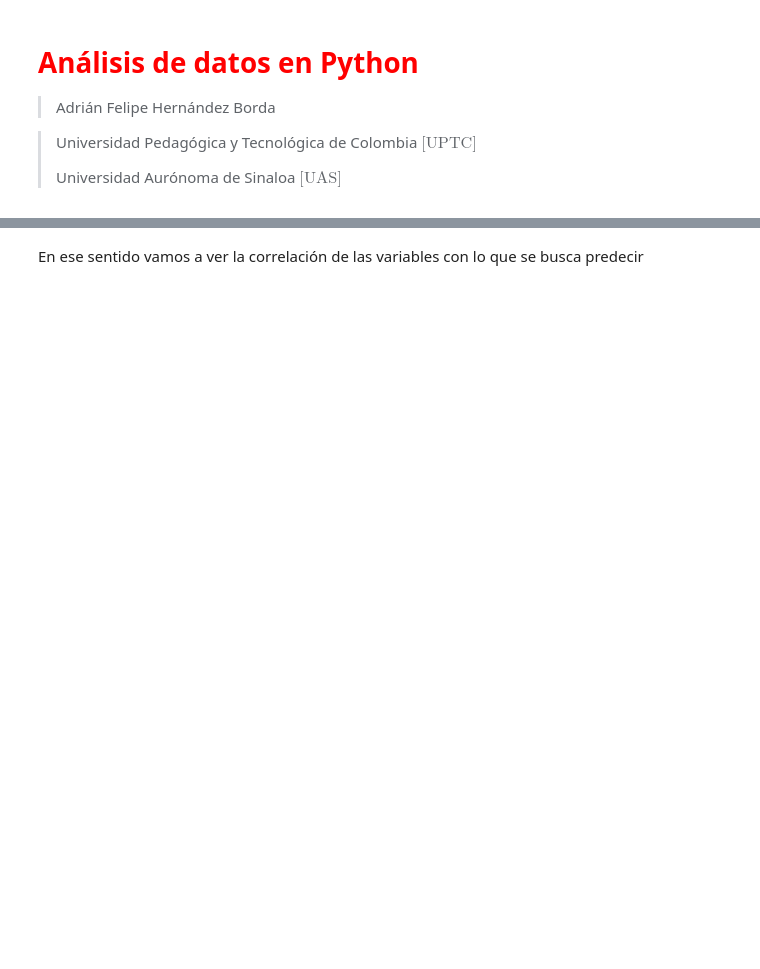
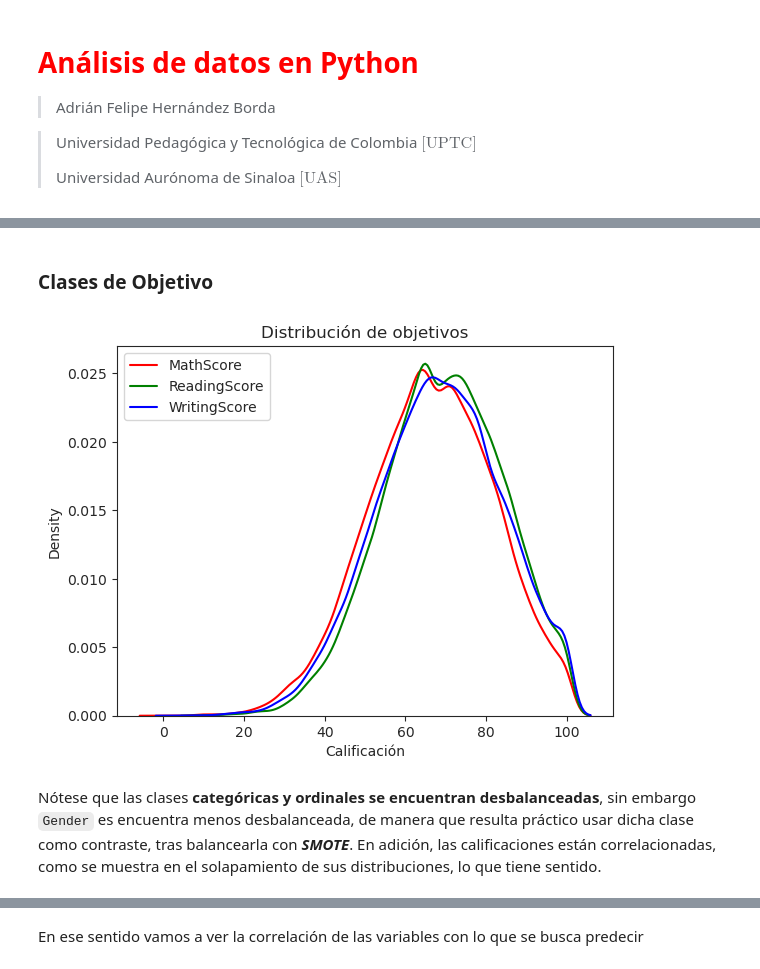
Before and after one commit to AdrFelHB/an-lisis-de-datos, a Jupyter notebook: main.ipynb, the cells around one changed output, grey strips where cells are left out. Saved outputs shown, nothing was run; the diff lists cells and outputs as text; code cells hidden in the pictures; blank space fills up the shorter version.

```diff
--- a/main.ipynb
+++ b/main.ipynb
@@ -478,0 +55,12 @@ display(result)
+# %%
+data = pd.read_csv(full_path,sep=",")
+
+data = data.drop(labels='ID',axis=1)
+sz = data.shape
+print(f"Número de variables -> {sz[0]}\nEntradas del conjunto de datos -> {sz[1]}")
+
+print("\n--- CABECERA DEL CONJUNTO DE DATOS ---\n")
+display(data.head())
+
+print("\n--- DESCRIPCIÓN ---\n")
+display(data.info())
@@ -478,0 +136,8 @@ display(result)
+# %%
+cols_categoric = ["Gender","EthnicGroup","ParentMaritalStatus","PracticeSport","IsFirstChild","TransportMeans"]
+cols_ordinal = ["LunchType","TestPrep","ParentEduc","WklyStudyHours"]
+cols_cuantitative = ["NrSiblings","MathScore","ReadingScore","WritingScore"]
+
+# columnas redundantes
+cols_binary = ["Gender","IsFirstChild","TransportMeans"]
+cols_objective = ["MathScore","ReadingScore","WritingScore"] # objetivo
@@ -478,0 +148,6 @@ display(result)
+# %%
+for col in cols_categoric+cols_ordinal:
+    data[col] = data[col].fillna(value=data[col].mode()[0]) # llenar con moda
+
+for col in cols_cuantitative:
+    data[col] = data[col].interpolate() # llenar con interpolación
@@ -478,0 +288,14 @@ display(result)
+# %% [markdown]
+### Clases de Objetivo
+# %%
+sns.kdeplot(data=data_tags,x='MathScore',label='MathScore',color='red')
+sns.kdeplot(data=data_tags,x='ReadingScore',label='ReadingScore',color='green')
+sns.kdeplot(data=data_tags,x='WritingScore',label='WritingScore',color='blue')
+plt.legend()
+plt.title('Distribución de objetivos')
+plt.xlabel('Calificación')
+plt.show()
+# %% [output]
+[figure, added]
+# %% [markdown]
+Nótese que las clases **categóricas y ordinales se encuentran desbalanceadas**, sin embargo `Gender` es encuentra menos desbalanceada, de manera que resulta práctico usar dicha clase como contraste, tras balancearla con ***SMOTE***. En adición, las calificaciones están correlacionadas, como se muestra en el solapamiento de sus distribuciones, lo que tiene sentido.
```
Also changed, not shown: parts of 139 cells of this notebook.
